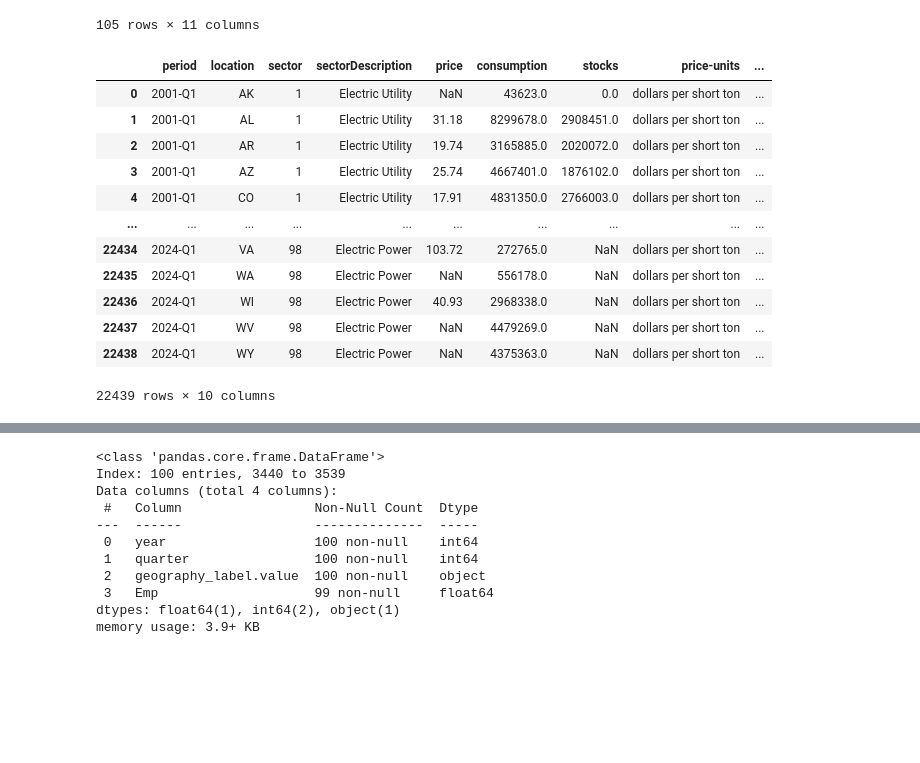
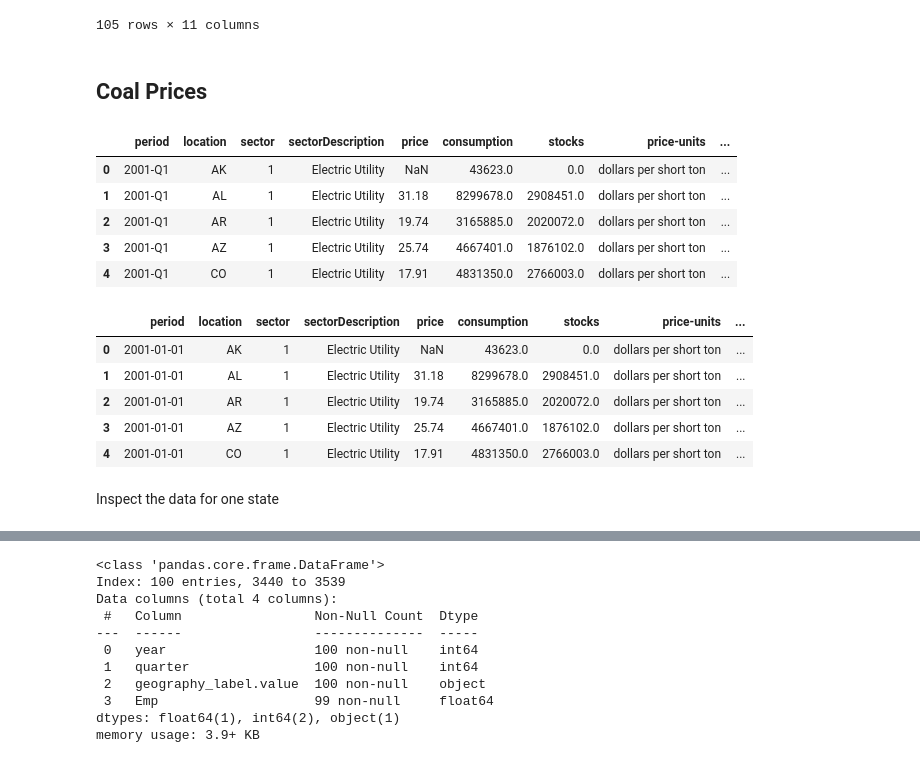
Before and after one commit to Erdos-Projects/fall-2025-forecasting-electricity-price, a Jupyter notebook: src/eda/will_eda.ipynb, the cells around one changed output, grey strips where cells are left out. Saved outputs shown, nothing was run; the diff lists cells and outputs as text; code cells hidden in the pictures; blank space fills up the shorter version.

```diff
--- a/src/eda/will_eda.ipynb
+++ b/src/eda/will_eda.ipynb
@@ -315,20 +316,27 @@ propane_futures
 propane_futures_monthly =propane_futures[['period', 'value']].set_index('period').reindex(
     pd.date_range(propane_futures['period'].min(), propane_futures['period'].max(), freq='MS')
 )
+# %% [markdown]
+## Coal Prices
 # %%
 coal_price = pd.read_csv(os.path.join(DATA_PATH, 'quarterly_coal_price_consumption.csv'))
-coal_price
+coal_price.head()
 # %% [output]
 |  | period | location | sector | sectorDescription | price | consumption | stocks | price-units | ... |
 | 0 | 2001-Q1 | AK | 1 | Electric Utility | NaN | 43623.0 | 0.0 | dollars per short ton | ... |
 | 1 | 2001-Q1 | AL | 1 | Electric Utility | 31.18 | 8299678.0 | 2908451.0 | dollars per short ton | ... |
 | 2 | 2001-Q1 | AR | 1 | Electric Utility | 19.74 | 3165885.0 | 2020072.0 | dollars per short ton | ... |
 | 3 | 2001-Q1 | AZ | 1 | Electric Utility | 25.74 | 4667401.0 | 1876102.0 | dollars per short ton | ... |
 | 4 | 2001-Q1 | CO | 1 | Electric Utility | 17.91 | 4831350.0 | 2766003.0 | dollars per short ton | ... |
-| ... | ... | ... | ... | ... | ... | ... | ... | ... | ... |
-| 22434 | 2024-Q1 | VA | 98 | Electric Power | 103.72 | 272765.0 | NaN | dollars per short ton | ... |
-| 22435 | 2024-Q1 | WA | 98 | Electric Power | NaN | 556178.0 | NaN | dollars per short ton | ... |
-| 22436 | 2024-Q1 | WI | 98 | Electric Power | 40.93 | 2968338.0 | NaN | dollars per short ton | ... |
-| 22437 | 2024-Q1 | WV | 98 | Electric Power | NaN | 4479269.0 | NaN | dollars per short ton | ... |
-| 22438 | 2024-Q1 | WY | 98 | Electric Power | NaN | 4375363.0 | NaN | dollars per short ton | ... |
-22439 rows × 10 columns
+# %%
+coal_price['period'] = pd.to_datetime(coal_price['period'])
+coal_price.head()
+# %% [output]
+|  | period | location | sector | sectorDescription | price | consumption | stocks | price-units | ... |
+| 0 | 2001-01-01 | AK | 1 | Electric Utility | NaN | 43623.0 | 0.0 | dollars per short ton | ... |
+| 1 | 2001-01-01 | AL | 1 | Electric Utility | 31.18 | 8299678.0 | 2908451.0 | dollars per short ton | ... |
+| 2 | 2001-01-01 | AR | 1 | Electric Utility | 19.74 | 3165885.0 | 2020072.0 | dollars per short ton | ... |
+| 3 | 2001-01-01 | AZ | 1 | Electric Utility | 25.74 | 4667401.0 | 1876102.0 | dollars per short ton | ... |
+| 4 | 2001-01-01 | CO | 1 | Electric Utility | 17.91 | 4831350.0 | 2766003.0 | dollars per short ton | ... |
+# %% [markdown]
+Inspect the data for one state
```
Also changed, not shown: parts of 60 cells of this notebook, 1 other file.
